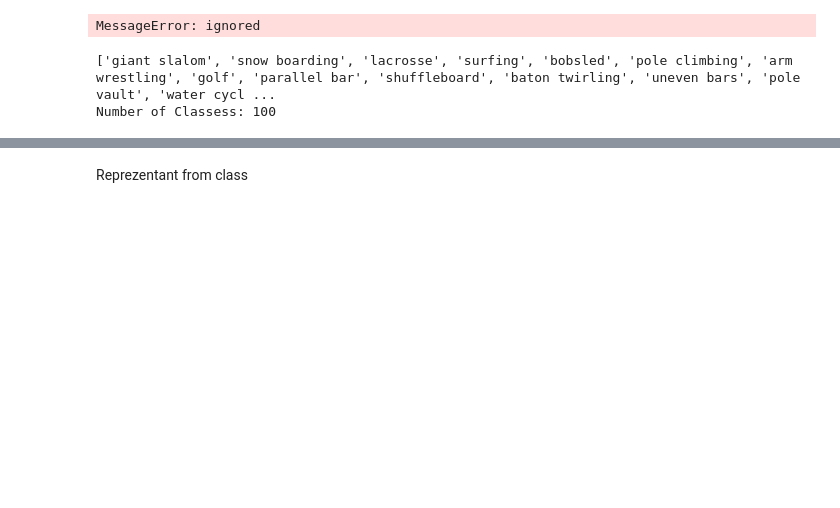
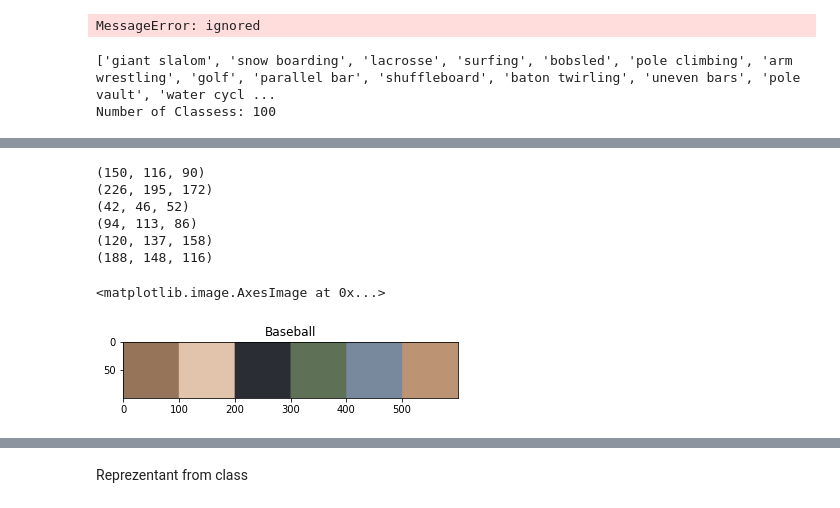
Before and after one commit to michalcik10/SUNS_zadanie1_Steamhry, a Jupyter notebook: zad3.ipynb, the cells around one changed output, grey strips where cells are left out. Saved outputs shown, nothing was run; the diff lists cells and outputs as text; code cells hidden in the pictures; blank space fills up the shorter version.

```diff
--- a/zad3.ipynb
+++ b/zad3.ipynb
@@ -69,0 +109,18 @@ print(num_pict)
+# %%
+import matplotlib.pyplot as plt
+
+baseball=[]
+
+baseball = path_to_img_array(train_data_dir + '/baseball/014.jpg')
+colors = pick_colors(baseball, 6)
+plt.title('Baseball')
+plt.imshow(show_key_colors(colors))
+# %% [output]
+(150, 116, 90)
+(226, 195, 172)
+(42, 46, 52)
+(94, 113, 86)
+(120, 137, 158)
+(188, 148, 116)
+<matplotlib.image.AxesImage at 0x...>
+[figure, added]
```
Also changed, not shown: parts of 24 cells of this notebook.
